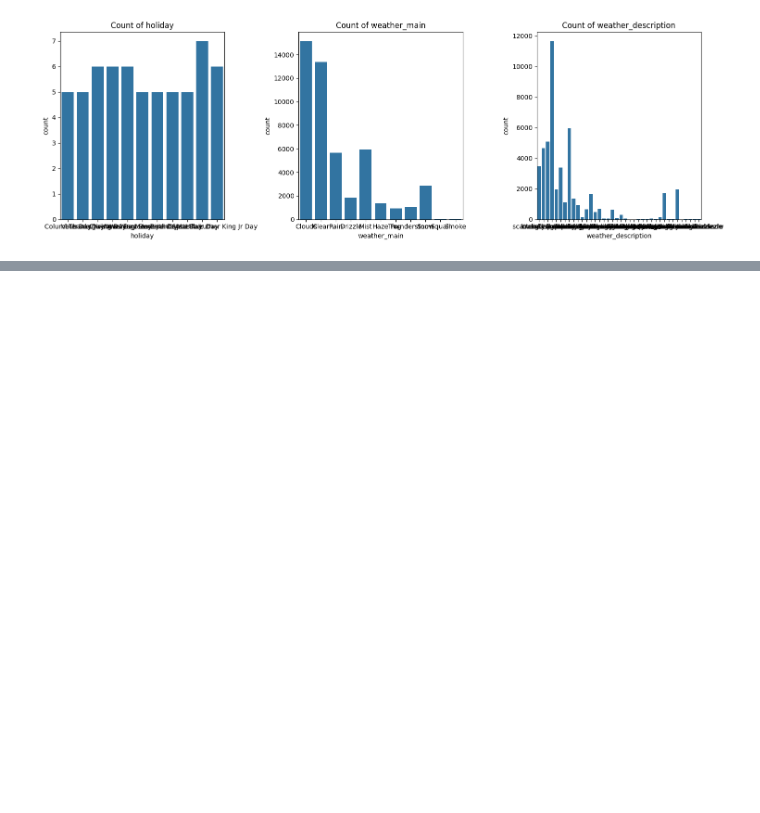
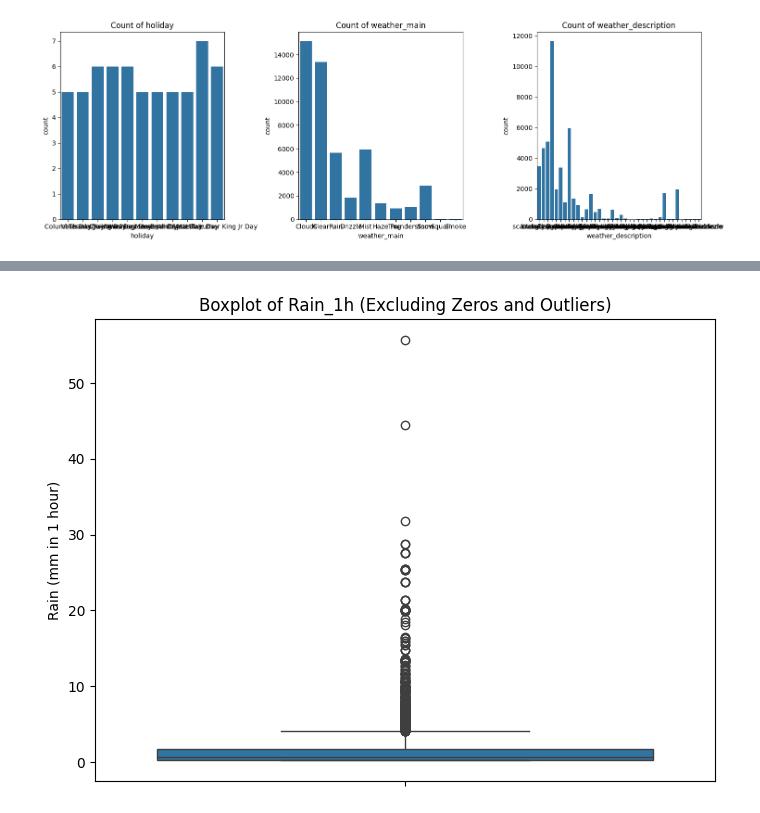
Before and after one commit to jepe06/TMBD_M02, a Jupyter notebook: preprocessing_JP.ipynb, the cells around one changed output, grey strips where cells are left out. Cells and saved outputs as stored; diff of their text form; code cells hidden in the pictures; blank space fills up the shorter version.

```diff
--- a/Init_assess.ipynb
+++ b/preprocessing_JP.ipynb
@@ -59,0 +130,7 @@ plt.show()
+# %%
+# Combine weather_main and weather_description into a single column
+df['weather_combined'] = df['weather_main'] + " - " + df['weather_description']
+
+# Count frequency of each unique combination
+weather_combined_counts = df['weather_combined'].value_counts()
+print("Frequency of weather_main and weather_description combinations:\n", weather_combined_counts)
@@ -59,0 +155,15 @@ plt.show()
+# %%
+# Define the threshold to exclude outliers (e.g., 1000 mm/hour)
+threshold = 1000
+
+# Filter out rows where rain_1h is zero or above the threshold
+rain_data_filtered = df[(df['rain_1h'] > 0) & (df['rain_1h'] < threshold)]
+
+# Create a boxplot for rain_1h with the filtered data
+plt.figure(figsize=(8, 6))
+sns.boxplot(y=rain_data_filtered['rain_1h'])
+plt.title('Boxplot of Rain_1h (Excluding Zeros and Outliers)')
+plt.ylabel('Rain (mm in 1 hour)')
+plt.show()
+# %% [output]
+[figure, added]
```
Also changed, not shown: parts of 7 cells of this notebook, 2 other files.
